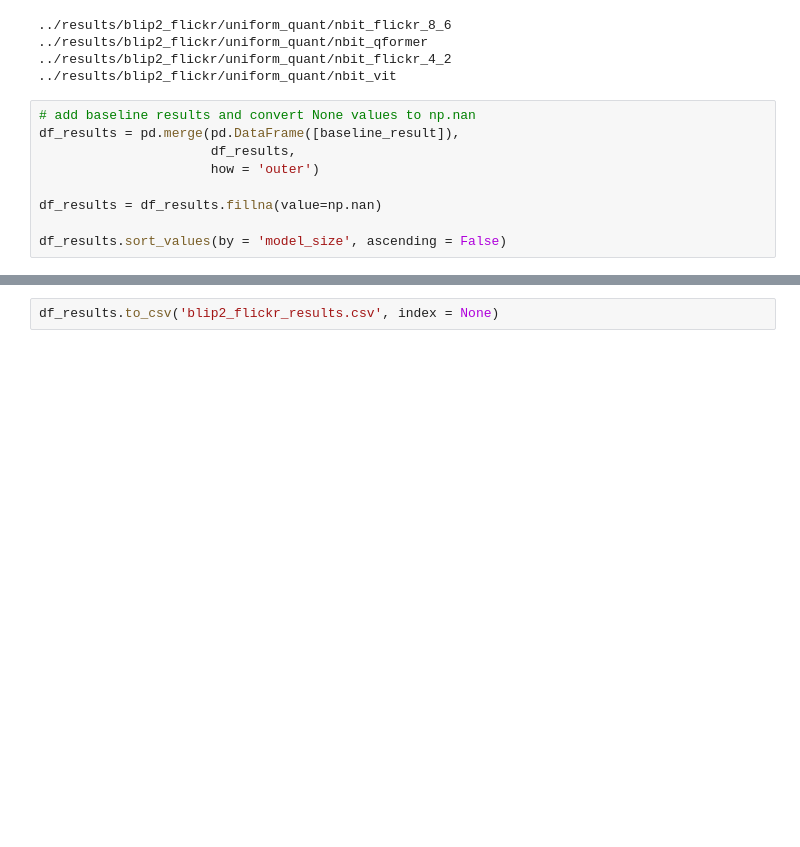
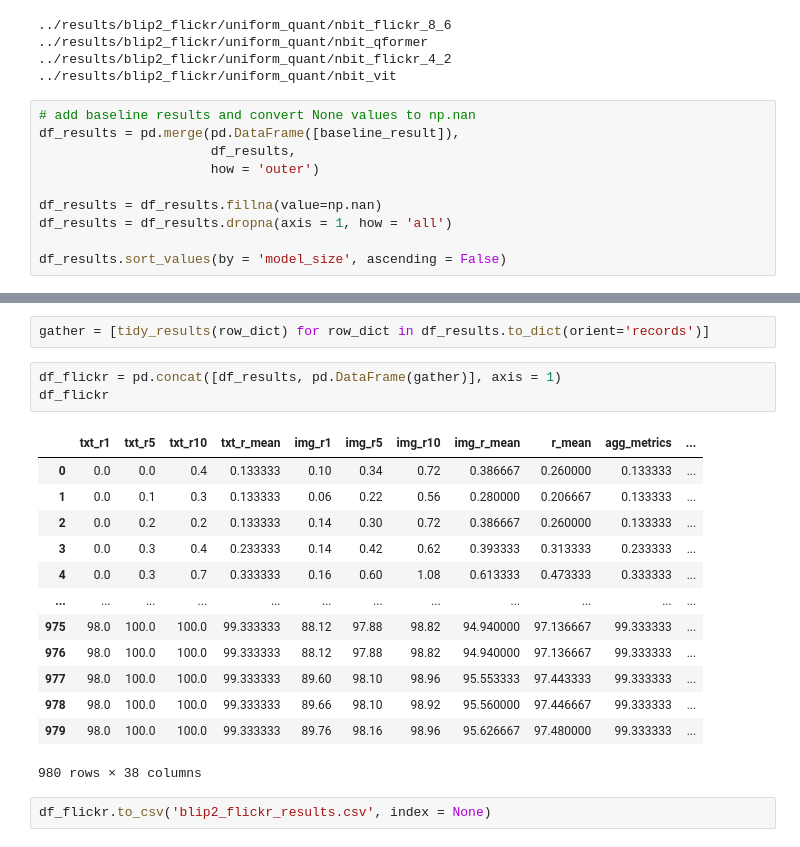
Before and after one commit to Vincent-La/multi_modal_quant, a Jupyter notebook: notebooks/blip2_flickr_preprocessing.ipynb, the cells around one changed output, grey strips where cells are left out. Saved outputs shown, nothing was run; the diff lists cells and outputs as text; blank space fills up the shorter version.

Commit message:
changes to flickr preprocessing for tidier dataframes

```diff
--- a/notebooks/blip2_flickr_preprocessing.ipynb
+++ b/notebooks/blip2_flickr_preprocessing.ipynb
@@ -110,6 +107,7 @@ df_results = pd.merge(pd.DataFrame([baseline_result]),
                       how = 'outer')
 
 df_results = df_results.fillna(value=np.nan)
+df_results = df_results.dropna(axis = 1, how = 'all')
 
 df_results.sort_values(by = 'model_size', ascending = False)
 # %% [output]
@@ -129,2 +215,21 @@ df_results.sort_values(by = 'model_size', ascending = False)
+# %%
+gather = [tidy_results(row_dict) for row_dict in df_results.to_dict(orient='records')]
+# %%
+df_flickr = pd.concat([df_results, pd.DataFrame(gather)], axis = 1)
+df_flickr
+# %% [output]
+|  | txt_r1 | txt_r5 | txt_r10 | txt_r_mean | img_r1 | img_r5 | img_r10 | img_r_mean | r_mean | agg_metrics | ... |
+| 0 | 0.0 | 0.0 | 0.4 | 0.133333 | 0.10 | 0.34 | 0.72 | 0.386667 | 0.260000 | 0.133333 | ... |
+| 1 | 0.0 | 0.1 | 0.3 | 0.133333 | 0.06 | 0.22 | 0.56 | 0.280000 | 0.206667 | 0.133333 | ... |
+| 2 | 0.0 | 0.2 | 0.2 | 0.133333 | 0.14 | 0.30 | 0.72 | 0.386667 | 0.260000 | 0.133333 | ... |
+| 3 | 0.0 | 0.3 | 0.4 | 0.233333 | 0.14 | 0.42 | 0.62 | 0.393333 | 0.313333 | 0.233333 | ... |
+| 4 | 0.0 | 0.3 | 0.7 | 0.333333 | 0.16 | 0.60 | 1.08 | 0.613333 | 0.473333 | 0.333333 | ... |
+| ... | ... | ... | ... | ... | ... | ... | ... | ... | ... | ... | ... |
+| 975 | 98.0 | 100.0 | 100.0 | 99.333333 | 88.12 | 97.88 | 98.82 | 94.940000 | 97.136667 | 99.333333 | ... |
+| 976 | 98.0 | 100.0 | 100.0 | 99.333333 | 88.12 | 97.88 | 98.82 | 94.940000 | 97.136667 | 99.333333 | ... |
+| 977 | 98.0 | 100.0 | 100.0 | 99.333333 | 89.60 | 98.10 | 98.96 | 95.553333 | 97.443333 | 99.333333 | ... |
+| 978 | 98.0 | 100.0 | 100.0 | 99.333333 | 89.66 | 98.10 | 98.92 | 95.560000 | 97.446667 | 99.333333 | ... |
+| 979 | 98.0 | 100.0 | 100.0 | 99.333333 | 89.76 | 98.16 | 98.96 | 95.626667 | 97.480000 | 99.333333 | ... |
+980 rows × 38 columns
 # %%
-df_results.to_csv('blip2_flickr_results.csv', index = None)
+df_flickr.to_csv('blip2_flickr_results.csv', index = None)
```
Also changed, not shown: parts of 4 cells of this notebook, 1 other file.
